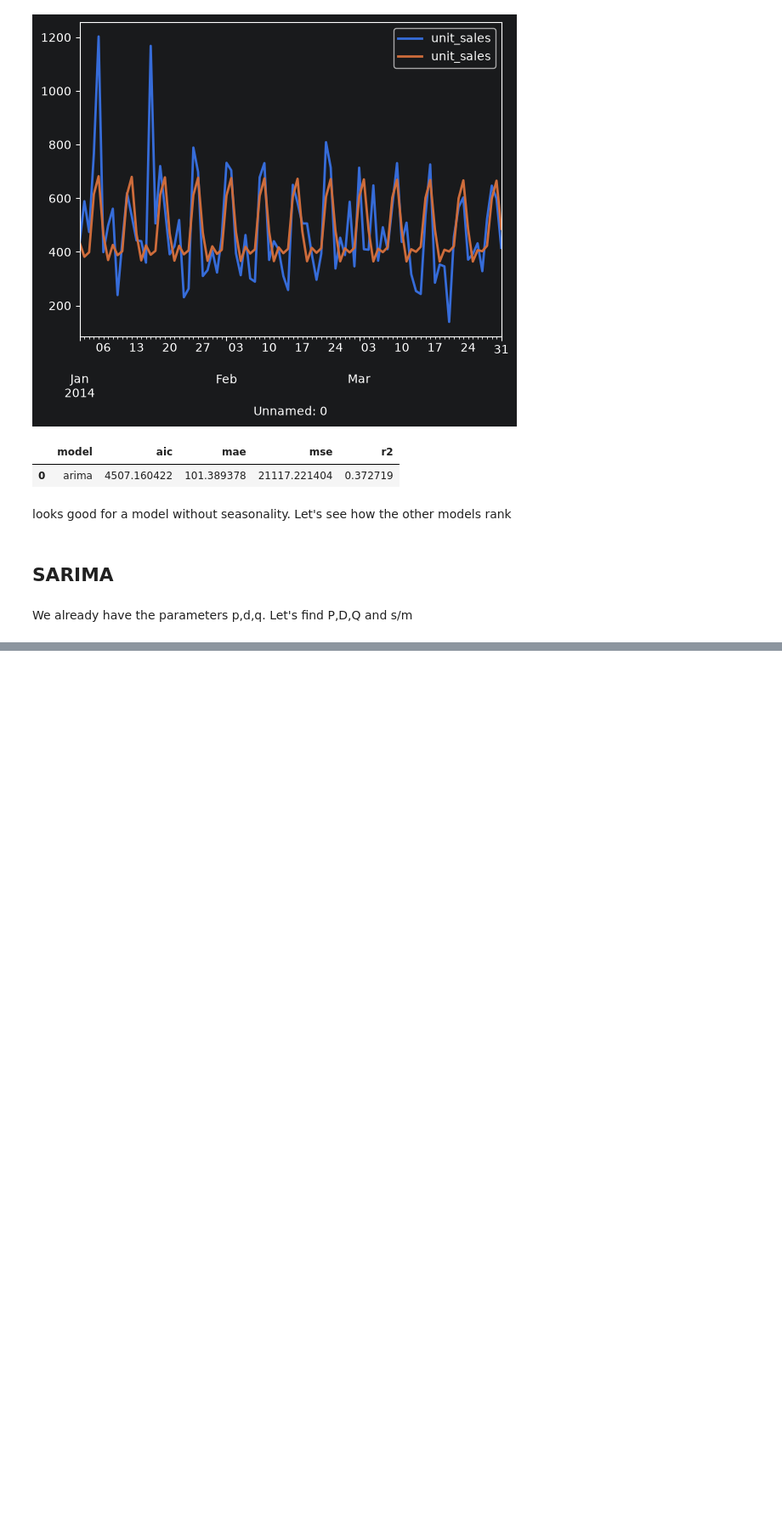
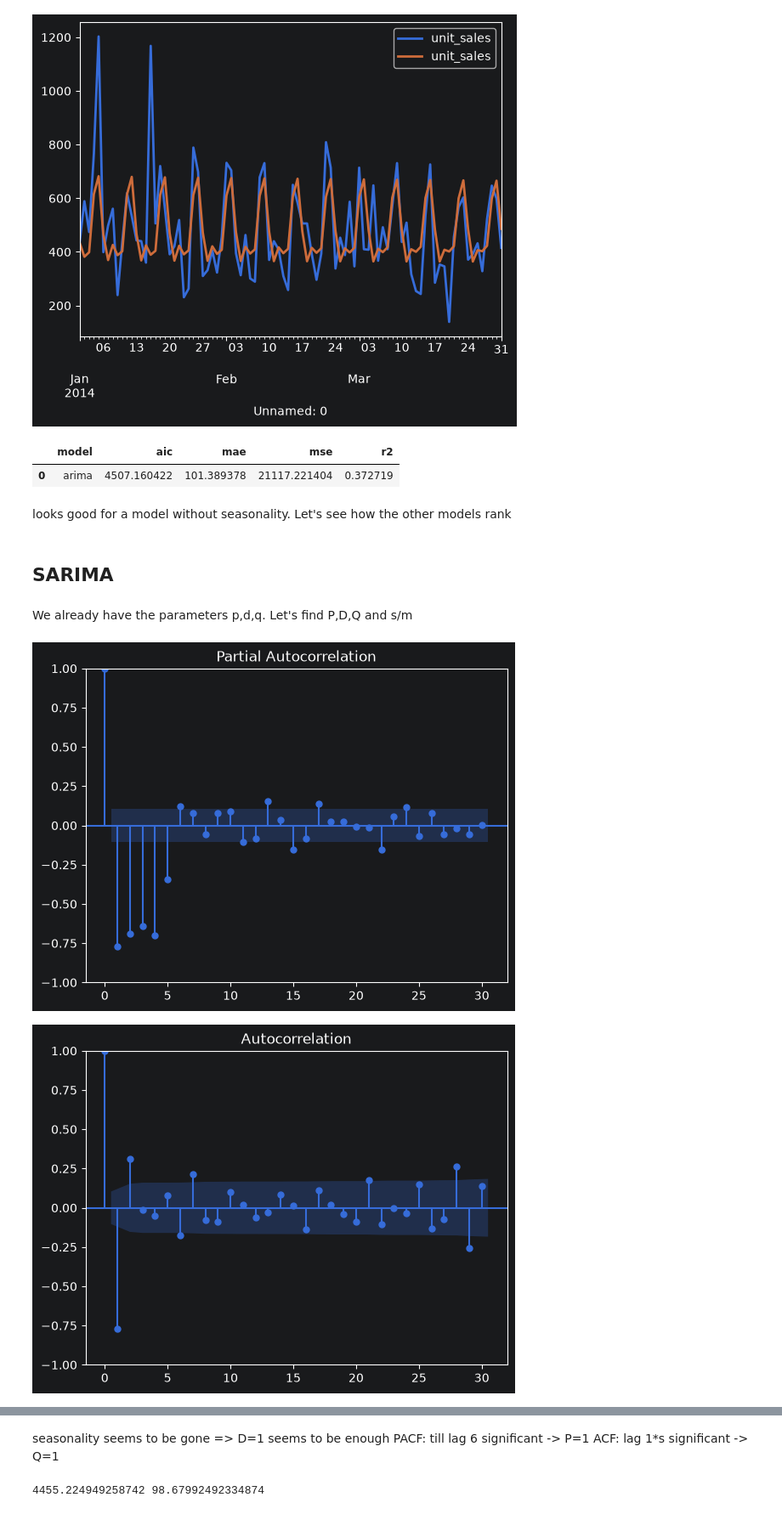
Before and after one commit to ka-katrin/Python_Timeseries_Project, a Jupyter notebook: statistical_models.ipynb, the cells around one changed output, grey strips where cells are left out. Shown at 85% size. Cells and saved outputs as stored; diff of their text form; code cells hidden in the pictures; blank space fills up the shorter version.

Commit message:
cleaned SARIMA is done

```diff
--- a/statistical_models.ipynb
+++ b/statistical_models.ipynb
@@ -179,3 +181,12 @@ looks good for a model without seasonality. Let's see how the other models rank
 ## SARIMA
 # %% [markdown]
 We already have the parameters p,d,q. Let's find P,D,Q and s/m
+# %%
+#in the plot before it looked like s is weekly, so 7
+diff_s = np.diff(train_val, 7) #seasonal differentiation
+
+plot_acf(diff_s, lags=30)   #for Q
+plot_pacf(diff_s, lags=30)  #for P
+# %% [output]
+[figure, added]
+[figure, added]
@@ -181,0 +194,14 @@ We already have the parameters p,d,q. Let's find P,D,Q and s/m
+# %% [markdown]
+seasonality seems to be gone => D=1 seems to be enough
+PACF: till lag 6 significant -> P=1
+ACF: lag 1*s significant -> Q=1
+# %%
+#I had p=8 & q=7 from ARIMA as starting points, but with a seasonality of s=7 that does not work. They have to be smaller then s, so I choose p=q=6 - it also had good values of mae. we can check it laterrr
+model_sarima = ARIMA(p=6, d=1, q=6, seasonal_order=(1,1,1,7))
+model_sarima.fit(train)
+forecast_sarima=model_sarima.predict(len(test))
+aic=model_sarima.model.aic
+mae=mean_absolute_error(test_val,forecast_sarima.values().flatten())
+print(aic, mae)
+# %% [output]
+4455.224949258742 98.67992492334874
```
Also changed, not shown: parts of 14 cells of this notebook.
